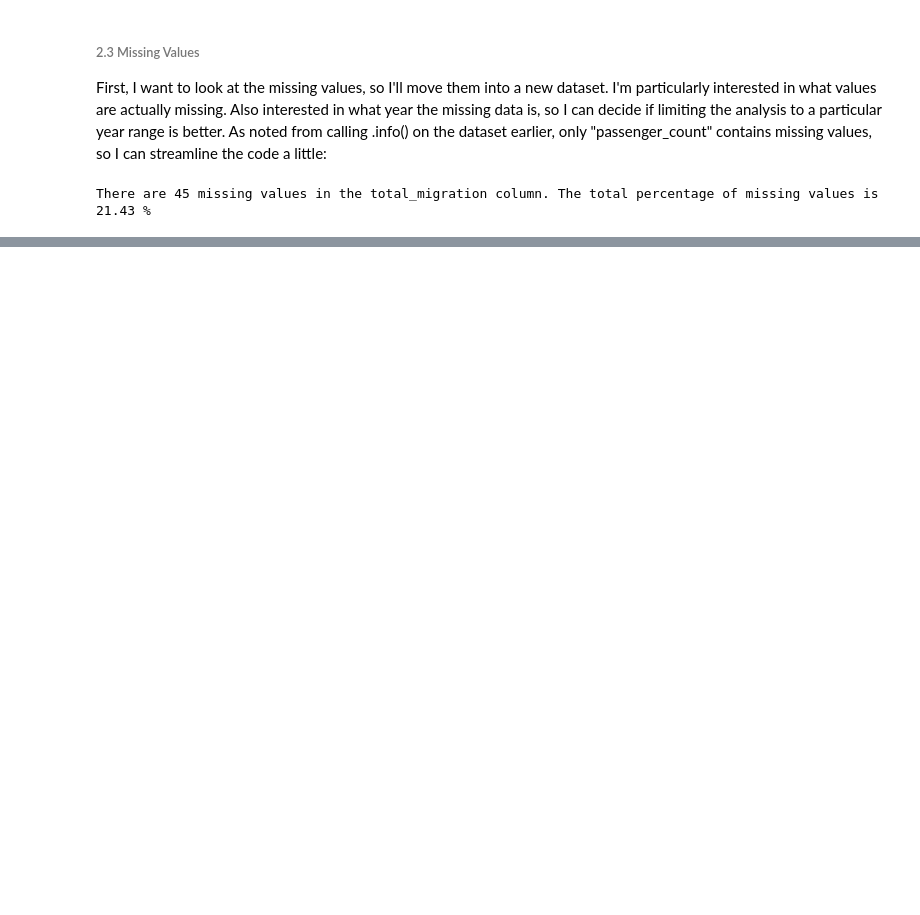
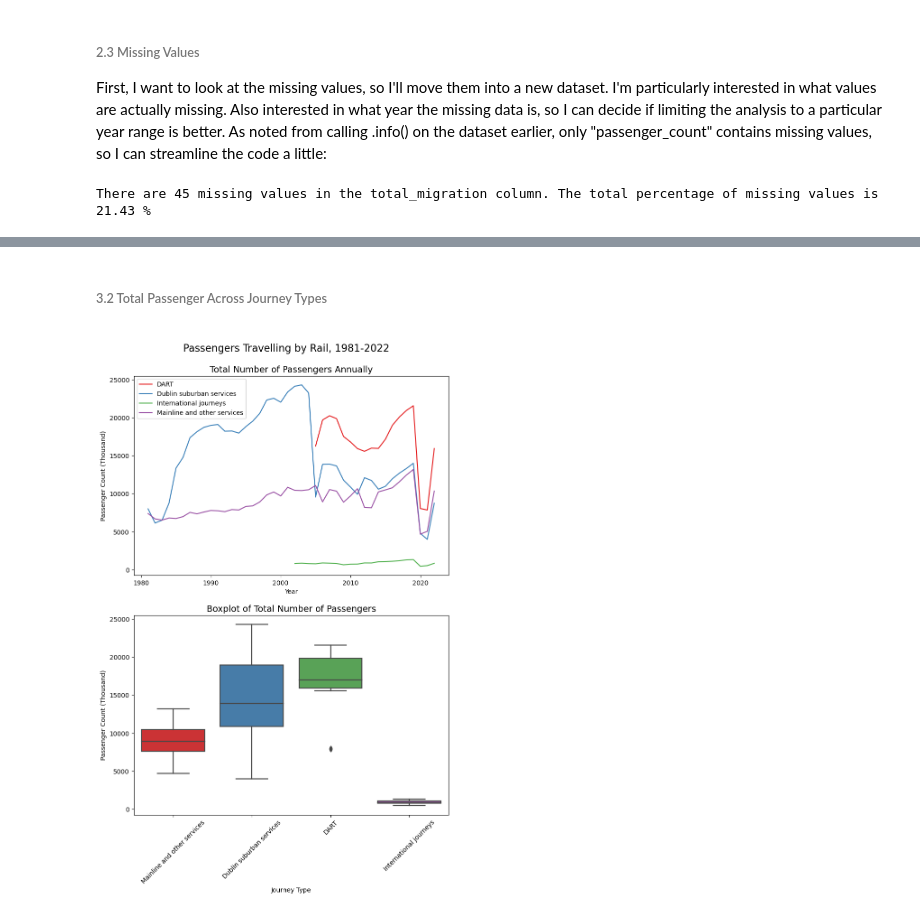
Before and after one commit to EmmaMcC1802/CA2, a Jupyter notebook: Codebook1_DataPrepVis.ipynb, the cells around one changed output, grey strips where cells are left out. Cells and saved outputs as stored; diff of their text form; code cells hidden in the pictures; blank space fills up the shorter version.

```diff
--- a/Codebook1_DataPrepVis.ipynb
+++ b/Codebook1_DataPrepVis.ipynb
@@ -282,0 +359,33 @@ I dropped the irrelevant columns but kept "Statistic label" to remember that `pa
+# %% [markdown]
+<summary style="color:blue;">
+
+###### 3.2 Total Passenger Across Journey Types
+# %%
+total_passenger_journey_type = df1[df1["journey_type"] != "All journeys"]
+
+df_pivot = total_passenger_journey_type.pivot(index='year', columns='journey_type', values='passenger_count')
+
+custom_palette = sns.color_palette("Set1", n_colors=len(df_pivot.columns)) # more distinct colour palette than the default
+
+plt.figure(figsize=(9, 12))
+plt.suptitle('Passengers Travelling by Rail, 1981-2022', fontsize=16)
+
+plt.subplot(2, 1, 1)
+for i, journey_type in enumerate(df_pivot.columns):
+    sns.lineplot(x=df_pivot.index, y=df_pivot[journey_type], label=journey_type, color=custom_palette[i])
+plt.xlabel('Year')
+plt.ylabel('Passenger Count (Thousand)')
+plt.title('Total Number of Passengers Annually', fontsize=14)
+
+plt.subplot(2, 1, 2)
+for i, journey_type in enumerate(df_pivot.columns):
+    sns.boxplot(data=total_passenger_journey_type, x='journey_type', y='passenger_count', palette=custom_palette)
+plt.xlabel('Journey Type')
+plt.xticks(rotation=45)
+plt.ylabel('Passenger Count (Thousand)')
+plt.title('Boxplot of Total Number of Passengers', fontsize=14)
+
+plt.subplots_adjust(top=0.92, hspace=0.2)
+plt.show()
+# %% [output]
+[figure, added]
```
Also changed, not shown: parts of 28 cells of this notebook, 2 other files.
